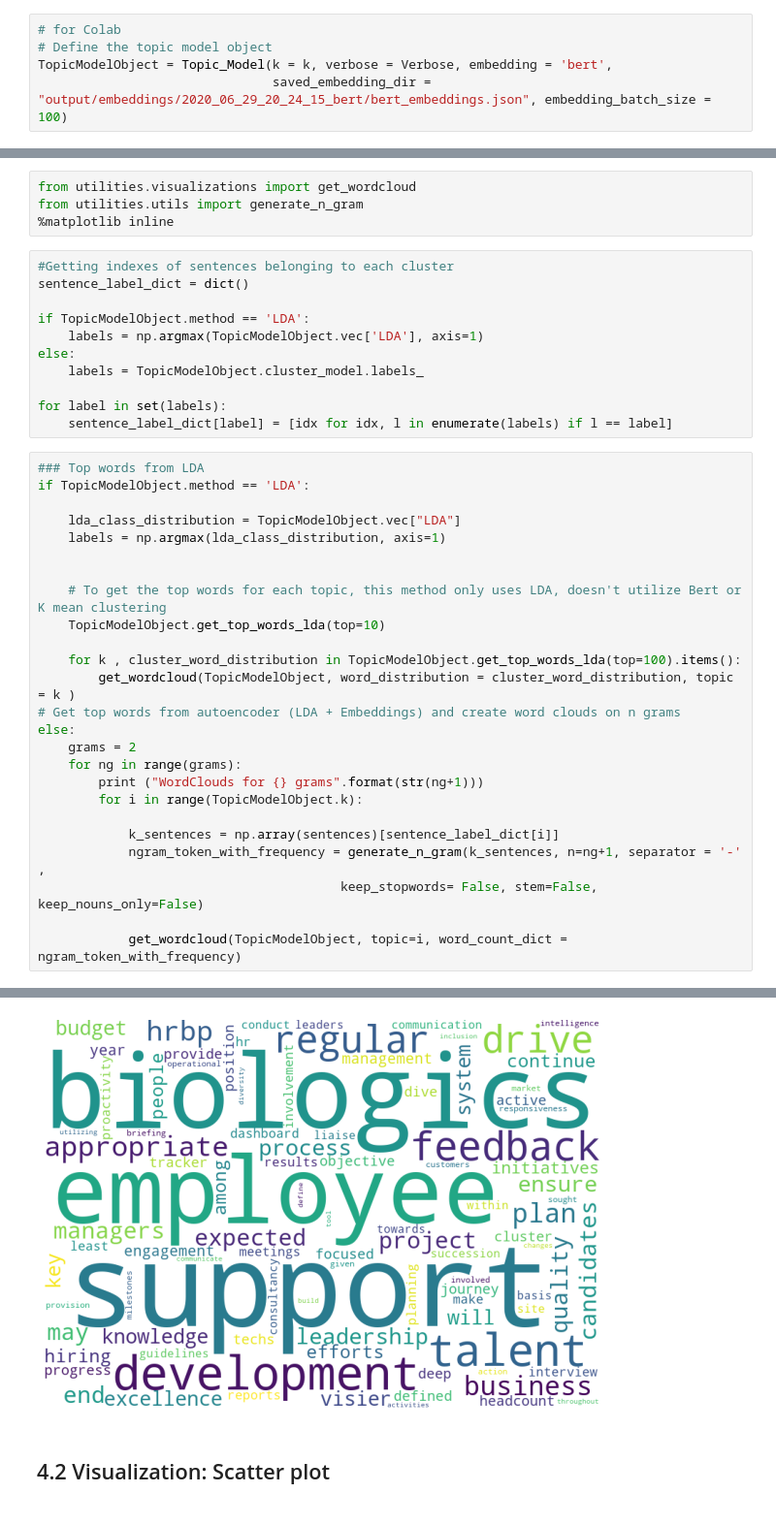
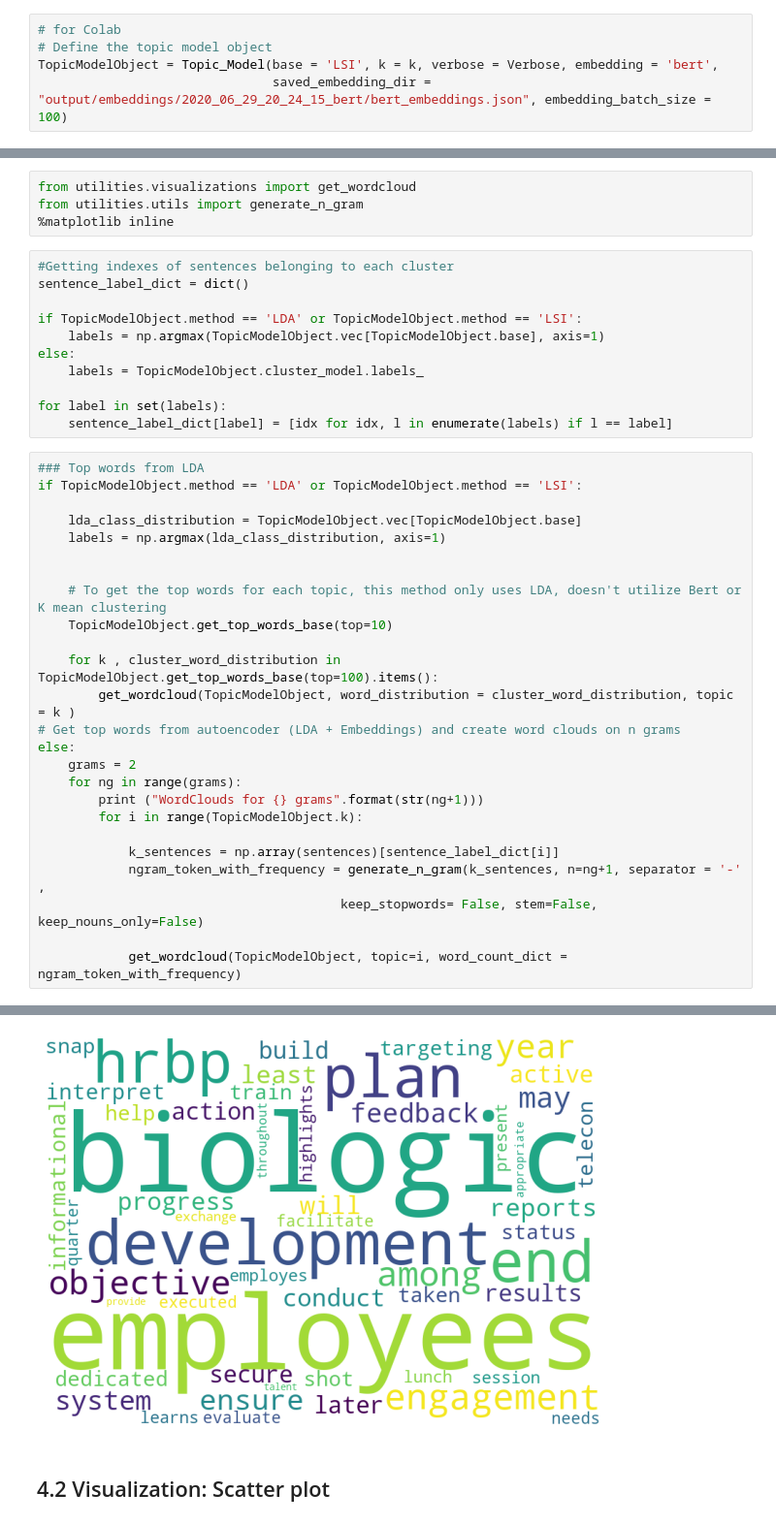
Before and after one commit to agemagician/topic-modeling-job, a Jupyter notebook: topic-modeling-playground-colab.ipynb, the cells around one changed output, grey strips where cells are left out. Shown at 97% size. Saved outputs shown, nothing was run; the diff lists cells and outputs as text.

Commit message:
added LSI as a second base algorithm

```diff
--- a/topic-modeling-playground-colab.ipynb
+++ b/topic-modeling-playground-colab.ipynb
@@ -89,7 +90,7 @@ TopicModelObject = Topic_Model(k = k, verbose = Verbose, embedding = None,
 # %%
 # for Colab
 # Define the topic model object
-TopicModelObject = Topic_Model(k = k, verbose = Verbose, embedding = 'bert',
+TopicModelObject = Topic_Model(base = 'LSI', k = k, verbose = Verbose, embedding = 'bert',
                                saved_embedding_dir = "output/embeddings/2020_06_29_20_24_15_bert/bert_embeddings.json", embedding_batch_size = 100)
 # %%
 # Fit the topic model
@@ -219,8 +220,8 @@ from utilities.utils import generate_n_gram
 #Getting indexes of sentences belonging to each cluster
 sentence_label_dict = dict()
 
-if TopicModelObject.method == 'LDA':
-    labels = np.argmax(TopicModelObject.vec['LDA'], axis=1)
+if TopicModelObject.method == 'LDA' or TopicModelObject.method == 'LSI':
+    labels = np.argmax(TopicModelObject.vec[TopicModelObject.base], axis=1)
 else:
     labels = TopicModelObject.cluster_model.labels_
 
@@ -228,16 +229,16 @@ for label in set(labels):
     sentence_label_dict[label] = [idx for idx, l in enumerate(labels) if l == label]
 # %%
 ### Top words from LDA
-if TopicModelObject.method == 'LDA':
+if TopicModelObject.method == 'LDA' or TopicModelObject.method == 'LSI':
 
-    lda_class_distribution = TopicModelObject.vec["LDA"]
+    lda_class_distribution = TopicModelObject.vec[TopicModelObject.base]
     labels = np.argmax(lda_class_distribution, axis=1)
 
 
     # To get the top words for each topic, this method only uses LDA, doesn't utilize Bert or K mean clustering
-    TopicModelObject.get_top_words_lda(top=10)
+    TopicModelObject.get_top_words_base(top=10)
 
-    for k , cluster_word_distribution in TopicModelObject.get_top_words_lda(top=100).items():
+    for k , cluster_word_distribution in TopicModelObject.get_top_words_base(top=100).items():
         get_wordcloud(TopicModelObject, word_distribution = cluster_word_distribution, topic = k )
 # Get top words from autoencoder (LDA + Embeddings) and create word clouds on n grams
 else:
@@ -260,4 +261,4 @@ Getting wordcloud for topic 1. Done!
-[figure, old version]
+[figure, new version]
 # %% [markdown]
 ## 4.2 Visualization: Scatter plot
 # %% [markdown]
```
Also changed, not shown: parts of 8 cells of this notebook, 3 other files.
